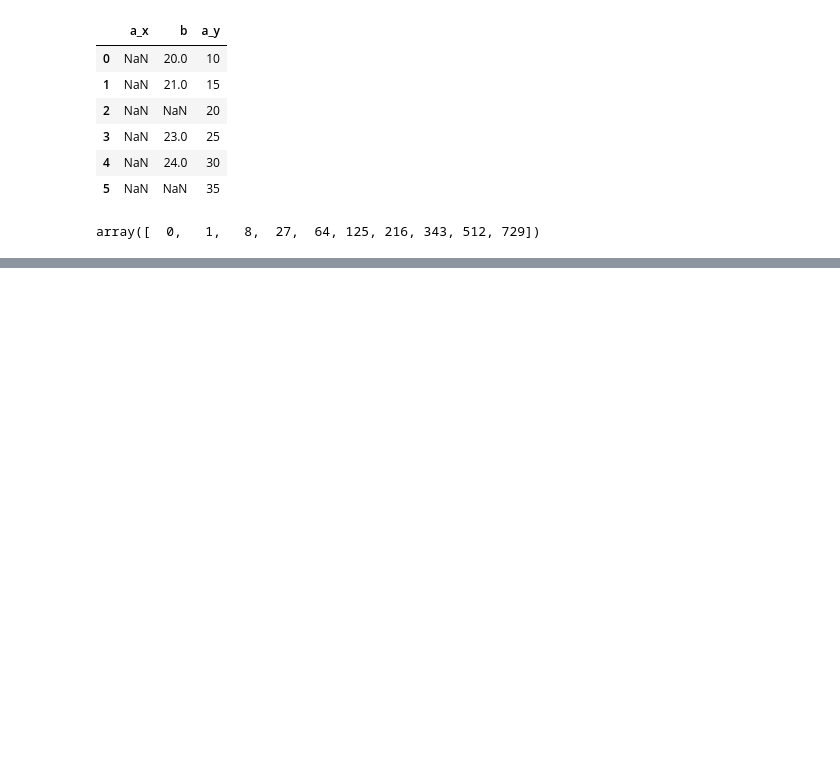
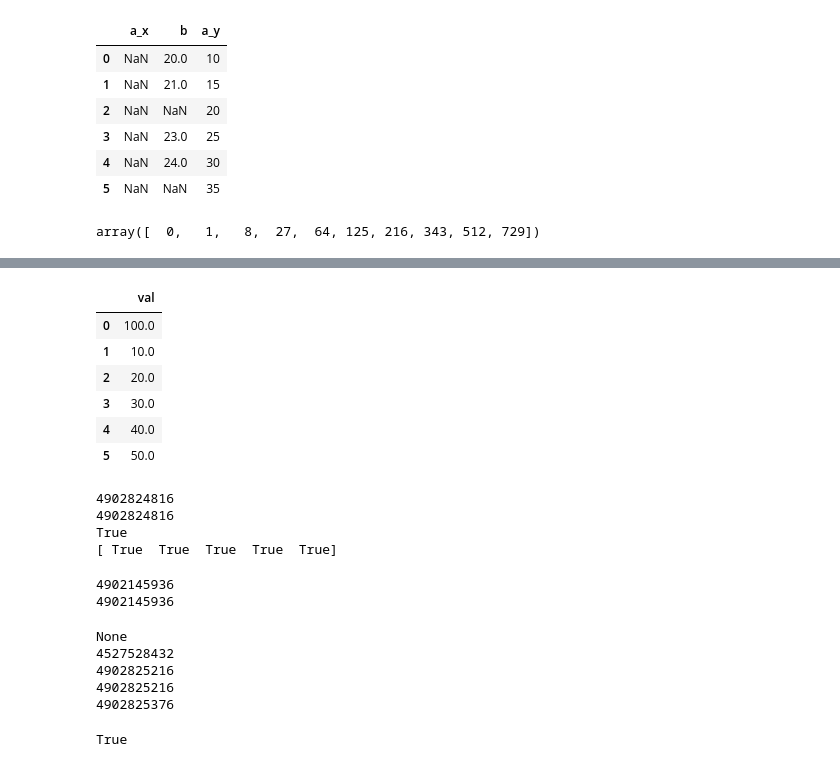
Before and after one commit to UtsavParashar/PythonProblems, a Jupyter notebook: Pandas 1.0 Cookbook.ipynb, the cells around one changed output, grey strips where cells are left out. Saved outputs shown, nothing was run; the diff lists cells and outputs as text; code cells hidden in the pictures; blank space fills up the shorter version.

Commit message:
noCopy view copy base array funcs

```diff
--- a/Pandas 1.0 Cookbook.ipynb
+++ b/Pandas 1.0 Cookbook.ipynb
@@ -860,0 +899,57 @@ np.vsplit(a,2)
+# %%
+df3 = df1.merge(df2, on='key', how='outer')
+df3['val'] = df3.val_x.fillna(df3.val_y)
+df3 = df3.drop(['val_x','val_y'], axis=1).rename(columns={'val_y':'val'})
+df3.drop(['key'], axis=1, inplace=True)
+df3
+# %% [output]
+|  | val |
+| 0 | 100.0 |
+| 1 | 10.0 |
+| 2 | 20.0 |
+| 3 | 30.0 |
+| 4 | 40.0 |
+| 5 | 50.0 |
+# %%
+a = np.arange(5)
+b = a
+print(id(a)) # 4902824816
+print(id(b)) # 4902824816
+print(a is b) # True
+print(a == b) # [ True  True  True  True  True]
+# %% [output]
+4902824816
+4902824816
+True
+[ True  True  True  True  True]
+# %%
+def f(x):
+    print(id(x))
+
+t = (1,2,3,4)
+print(id(t)) # 4902145936
+f(t) # 4902145936
+# %% [output]
+4902145936
+4902145936
+# %%
+a = np.array([1,2,3])
+print(a.base) # None
+c = a.view()
+
+print(id(a.base)) # 4527528432
+print(id(a)) #  4902824016
+
+print(id(c.base)) # 4902824016
+print(id(c)) # 4902822896
+# %% [output]
+None
+4527528432
+4902825216
+4902825216
+4902825376
+# %%
+b = np.arange(2)
+b.base is None
+# %% [output]
+True
```
Also changed, not shown: parts of 58 cells of this notebook, 1 other file.
